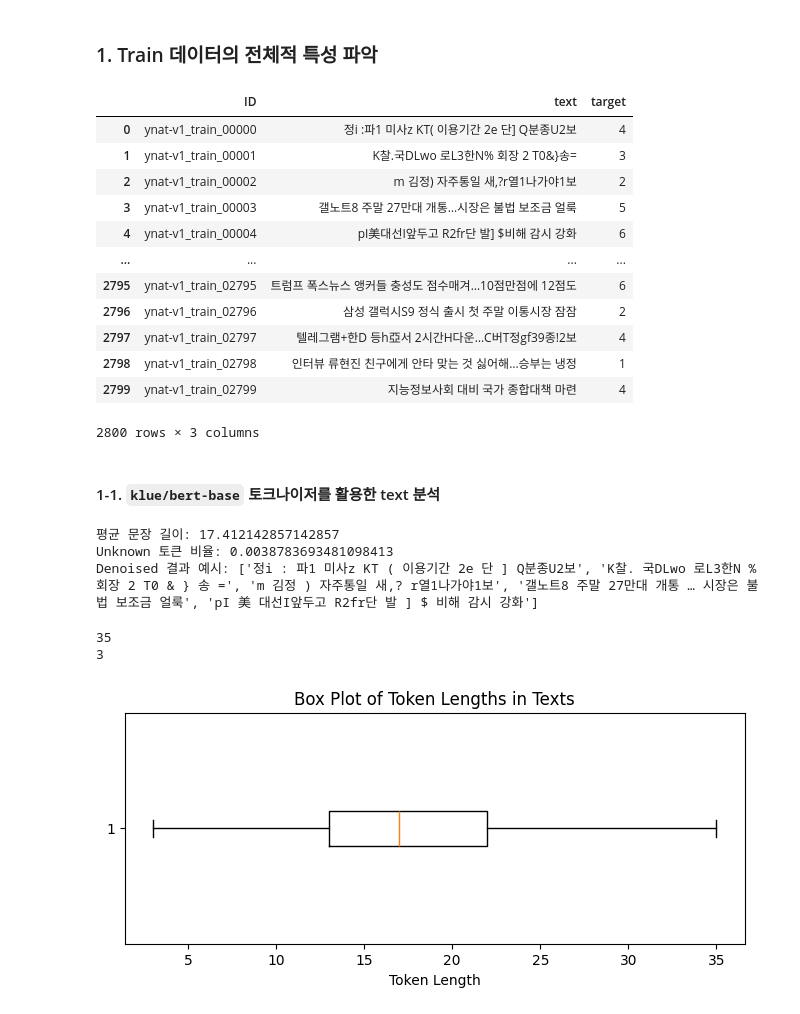
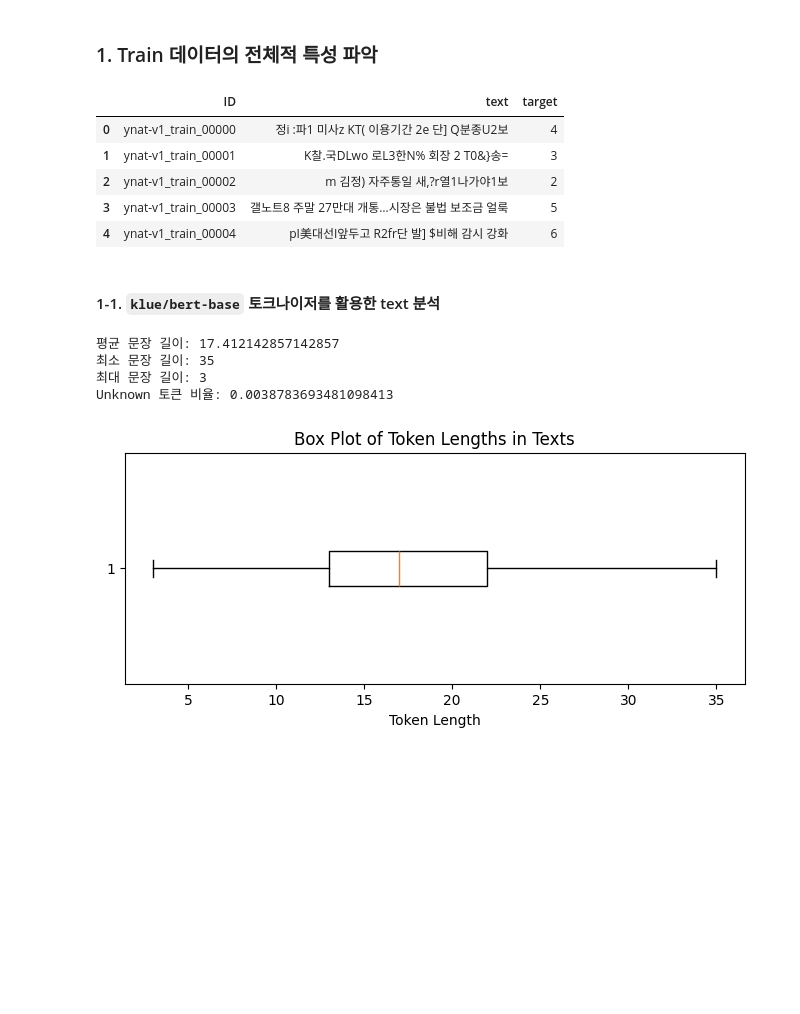
Before and after one commit to boostcampaitech7/level2-nlp-datacentric-nlp-06, a Jupyter notebook: minji/minji_eda.ipynb, the cells around one changed output. Saved outputs shown, nothing was run; the diff lists cells and outputs as text; code cells hidden in the pictures; blank space fills up the shorter version.

```diff
--- a/minji/minji_eda.ipynb
+++ b/minji/minji_eda.ipynb
@@ -56,21 +28,14 @@ You should probably TRAIN this model on a down-stream task to be able to use it
 ### 1. Train 데이터의 전체적 특성 파악
 # %%
 data = pd.read_csv('../../data/train.csv')
-data
+data.head()
 # %% [output]
 |  | ID | text | target |
 | 0 | ynat-v1_train_00000 | 정i :파1 미사z KT( 이용기간 2e 단] Q분종U2보 | 4 |
 | 1 | ynat-v1_train_00001 | K찰.국DLwo 로L3한N% 회장 2 T0&}송= | 3 |
 | 2 | ynat-v1_train_00002 | m 김정) 자주통일 새,?r열1나가야1보 | 2 |
 | 3 | ynat-v1_train_00003 | 갤노트8 주말 27만대 개통…시장은 불법 보조금 얼룩 | 5 |
 | 4 | ynat-v1_train_00004 | pI美대선I앞두고 R2fr단 발] $비해 감시 강화 | 6 |
-| ... | ... | ... | ... |
-| 2795 | ynat-v1_train_02795 | 트럼프 폭스뉴스 앵커들 충성도 점수매겨…10점만점에 12점도 | 6 |
-| 2796 | ynat-v1_train_02796 | 삼성 갤럭시S9 정식 출시 첫 주말 이통시장 잠잠 | 2 |
-| 2797 | ynat-v1_train_02797 | 텔레그램+한D 등h亞서 2시간H다운…C버T정gf39종!2보 | 4 |
-| 2798 | ynat-v1_train_02798 | 인터뷰 류현진 친구에게 안타 맞는 것 싫어해…승부는 냉정 | 1 |
-| 2799 | ynat-v1_train_02799 | 지능정보사회 대비 국가 종합대책 마련 | 4 |
-2800 rows × 3 columns
 # %% [markdown]
 #### 1-1. `klue/bert-base` 토크나이저를 활용한 text 분석
 # %%
@@ -96,17 +61,14 @@ for tokens in texts_tokenized:
 
 # 결과 출력
 print("평균 문장 길이:", length_average)
+print("최소 문장 길이:", max(texts_len))
+print("최대 문장 길이:", min(texts_len))
 print("Unknown 토큰 비율:", avg_unk_ratio)
 # %% [output]
 평균 문장 길이: 17.412142857142857
+최소 문장 길이: 35
+최대 문장 길이: 3
 Unknown 토큰 비율: 0.0038783693481098413
-Denoised 결과 예시: ['정i : 파1 미사z KT ( 이용기간 2e 단 ] Q분종U2보', 'K찰. 국DLwo 로L3한N % 회장 2 T0 & } 송 =', 'm 김정 ) 자주통일 새,? r열1나가야1보', '갤노트8 주말 27만대 개통 … 시장은 불법 보조금 얼룩', 'pI 美 대선I앞두고 R2fr단 발 ] $ 비해 감시 강화']
-# %%
-print(max(texts_len))
-print(min(texts_len))
-# %% [output]
-35
-3
 # %%
 import matplotlib.pyplot as plt
 
```
Also changed, not shown: parts of 24 cells of this notebook, 1 other file.
